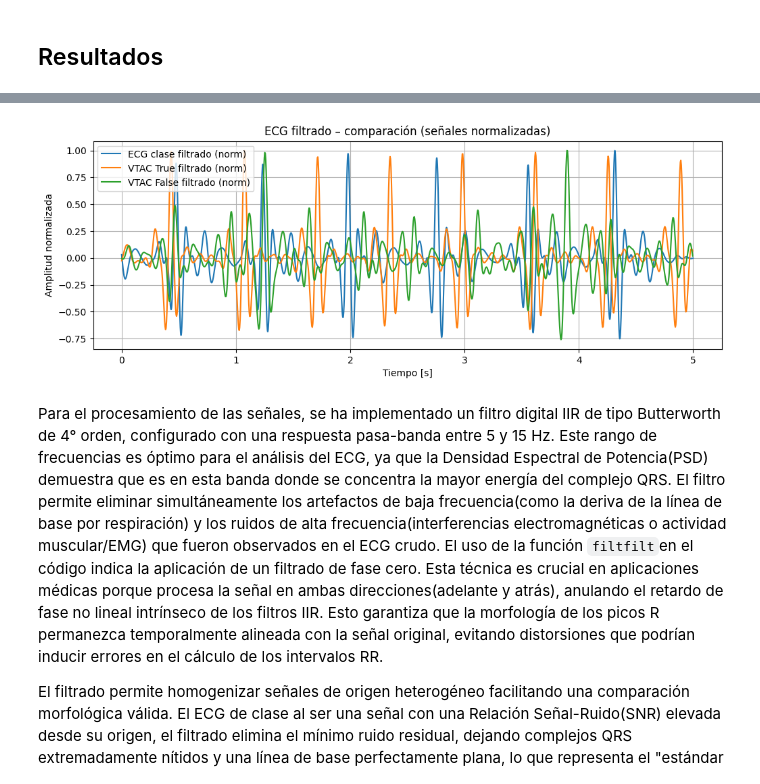
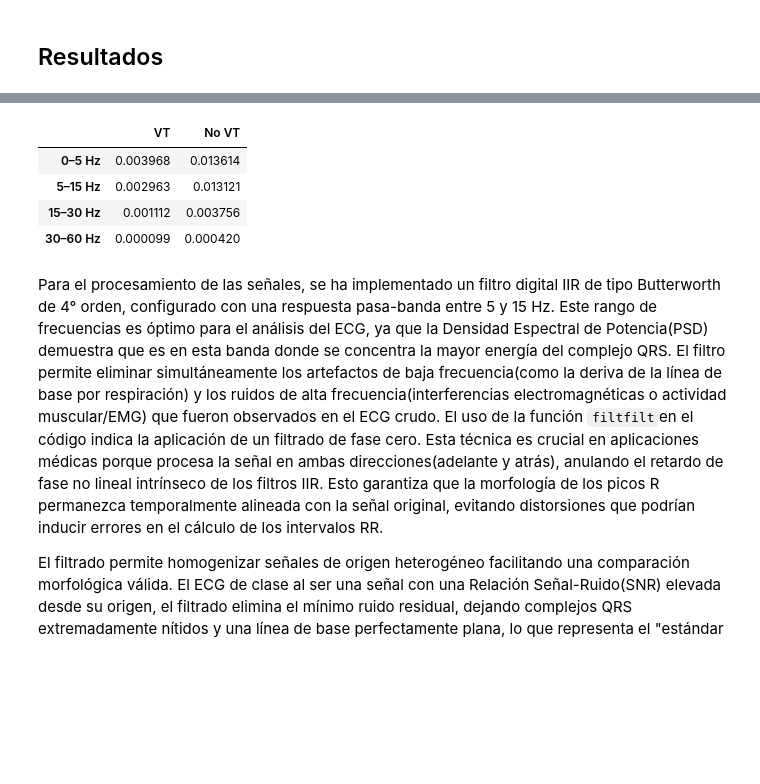
Before and after one commit to aguspaolini/aps-Paolini-Rosso, a Jupyter notebook: Trabajo Final.ipynb, the cells around one changed output, grey strips where cells are left out. Drawn from its saved outputs; the diff is of its cells as text; code cells hidden in the pictures; blank space fills up the shorter version.

```diff
--- a/Trabajo Final.ipynb
+++ b/Trabajo Final.ipynb
@@ -118,28 +116,29 @@ El análisis visual del ECG crudo revela dos escenarios contrastantes. La señal
 # %%
-def filtrar_ecg(ecg, fs, f_low=5, f_high=15):
-    b, a = sig.butter(4, [f_low/(fs/2), f_high/(fs/2)], btype="bandpass")
-    return sig.filtfilt(b, a, ecg)
+bands = {
+    "0–5 Hz": (0, 5),
+    "5–15 Hz": (5, 15),
+    "15–30 Hz": (15, 30),
+    "30–60 Hz": (30, 60)
+}
 
-ecg_class_f = filtrar_ecg(ecg_class_seg, fs_class)
-ecg_true_f = filtrar_ecg(ecg_true_seg, fs)
-ecg_false_f = filtrar_ecg(ecg_false_seg, fs)
+def energia_banda(f, psd, f_low, f_high):
+    idx = np.logical_and(f >= f_low, f <= f_high)
+    return np.trapezoid(psd[idx], f[idx])
 
-ecg_clase_n = normalizar(ecg_class_f)
-ecg_vtac_true_n = normalizar(ecg_true_f)
-ecg_vtac_false_n = normalizar(ecg_false_f)
+energia = {"VT": [], "No VT": []}
 
-plt.figure(figsize=(12,4))
-plt.plot(t_class, ecg_clase_n, label="ECG clase filtrado (norm)")
-plt.plot(t_vtac, ecg_vtac_true_n, label="VTAC True filtrado (norm)")
-plt.plot(t_vtac, ecg_vtac_false_n, label="VTAC False filtrado (norm)")
-plt.legend()
-plt.title("ECG filtrado – comparación (señales normalizadas)")
-plt.xlabel("Tiempo [s]")
-plt.ylabel("Amplitud normalizada")
-plt.grid()
-plt.show()
+for band in bands.values():
+    energia["VT"].append(energia_banda(f_vt, psd_vt, *band))
+    energia["No VT"].append(energia_banda(f_no, psd_no, *band))
+
+energia_df = pd.DataFrame(energia, index=bands.keys())
+energia_df
 # %% [output]
-[figure, removed]
+|  | VT | No VT |
+| 0–5 Hz | 0.003968 | 0.013614 |
+| 5–15 Hz | 0.002963 | 0.013121 |
+| 15–30 Hz | 0.001112 | 0.003756 |
+| 30–60 Hz | 0.000099 | 0.000420 |
 # %% [markdown]
 Para el procesamiento de las señales, se ha implementado un filtro digital IIR de tipo Butterworth de 4° orden, configurado con una respuesta pasa-banda entre 5 y 15 Hz. Este rango de frecuencias es óptimo para el análisis del ECG, ya que la Densidad Espectral de Potencia(PSD) demuestra que es en esta banda donde se concentra la mayor energía del complejo QRS. El filtro permite eliminar simultáneamente los artefactos de baja frecuencia(como la deriva de la línea de base por respiración) y los ruidos de alta frecuencia(interferencias electromagnéticas o actividad muscular/EMG) que fueron observados en el ECG crudo. El uso de la función `filtfilt`en el código indica la aplicación de un filtrado de fase cero. Esta técnica es crucial en aplicaciones médicas porque procesa la señal en ambas direcciones(adelante y atrás), anulando el retardo de fase no lineal intrínseco de los filtros IIR. Esto garantiza que la morfología de los picos R permanezca temporalmente alineada con la señal original, evitando distorsiones que podrían inducir errores en el cálculo de los intervalos RR.
 
```
Also changed, not shown: parts of 15 cells of this notebook, 2 other files.
